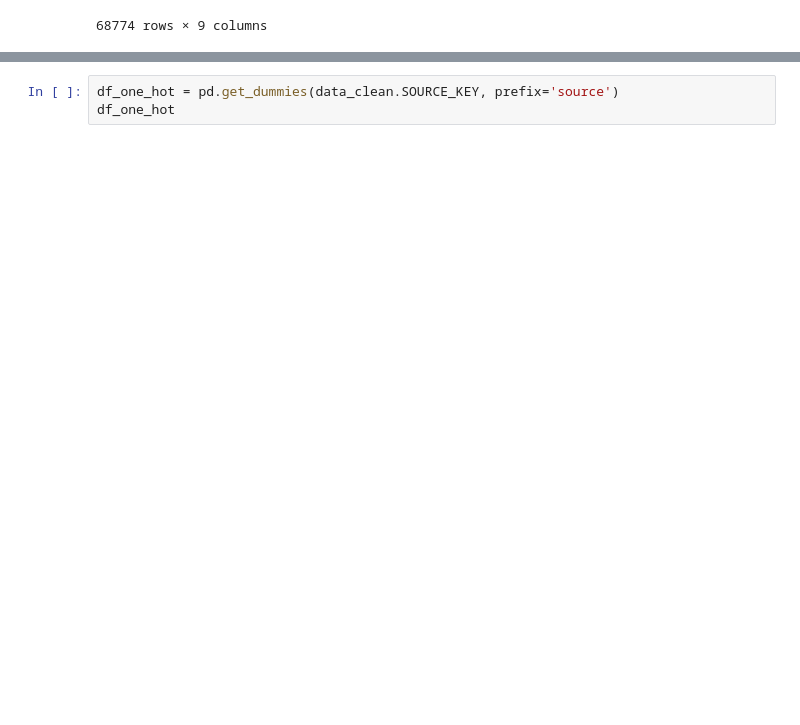
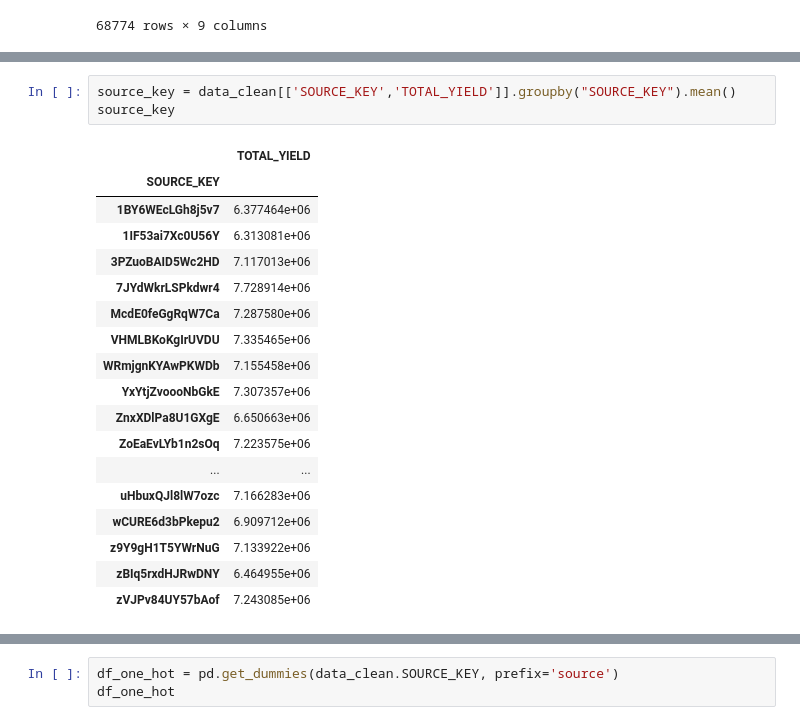
Before and after one commit to CakeNuthep/Super_AI, a Jupyter notebook: 27_09_2020_Quize1.ipynb, the cells around one changed output, grey strips where cells are left out. Cells and saved outputs as stored; diff of their text form; blank space fills up the shorter version.

```diff
--- a/27_09_2020_Quize1.ipynb
+++ b/27_09_2020_Quize1.ipynb
@@ -253,0 +267,22 @@ data_clean
+# %%
+source_key = data_clean[['SOURCE_KEY','TOTAL_YIELD']].groupby("SOURCE_KEY").mean()
+source_key
+# %% [output]
+|  | TOTAL_YIELD |
+| SOURCE_KEY |  |
+| 1BY6WEcLGh8j5v7 | 6.377464e+06 |
+| 1IF53ai7Xc0U56Y | 6.313081e+06 |
+| 3PZuoBAID5Wc2HD | 7.117013e+06 |
+| 7JYdWkrLSPkdwr4 | 7.728914e+06 |
+| McdE0feGgRqW7Ca | 7.287580e+06 |
+| VHMLBKoKgIrUVDU | 7.335465e+06 |
+| WRmjgnKYAwPKWDb | 7.155458e+06 |
+| YxYtjZvoooNbGkE | 7.307357e+06 |
+| ZnxXDlPa8U1GXgE | 6.650663e+06 |
+| ZoEaEvLYb1n2sOq | 7.223575e+06 |
+| ... | ... |
+| uHbuxQJl8lW7ozc | 7.166283e+06 |
+| wCURE6d3bPkepu2 | 6.909712e+06 |
+| z9Y9gH1T5YWrNuG | 7.133922e+06 |
+| zBIq5rxdHJRwDNY | 6.464955e+06 |
+| zVJPv84UY57bAof | 7.243085e+06 |
```
Also changed, not shown: parts of 5 cells of this notebook.
